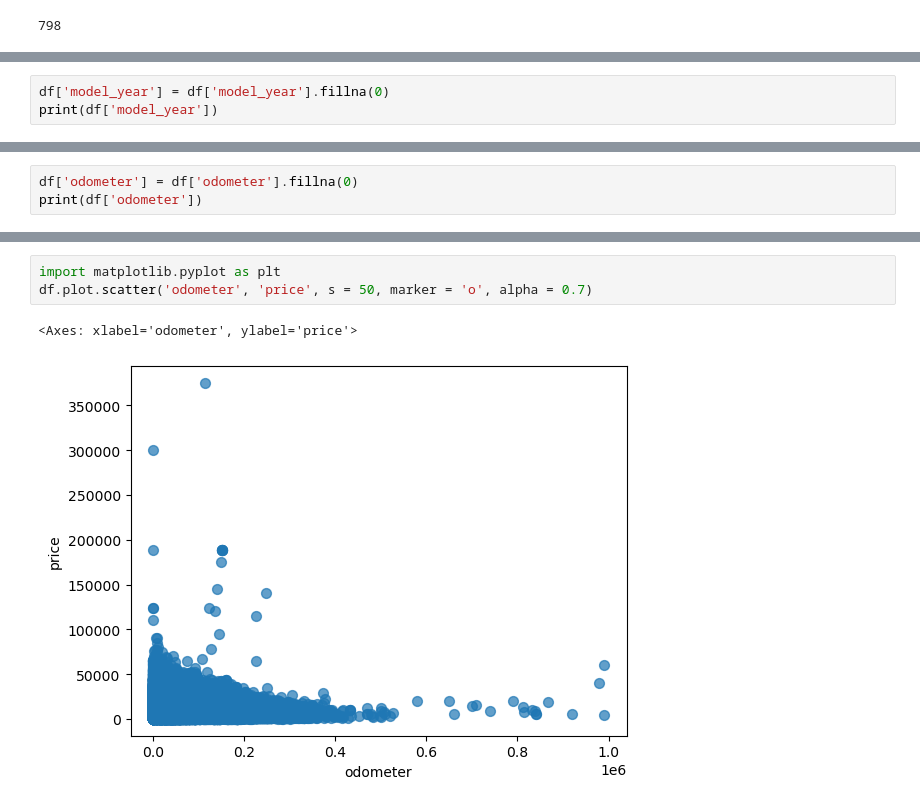
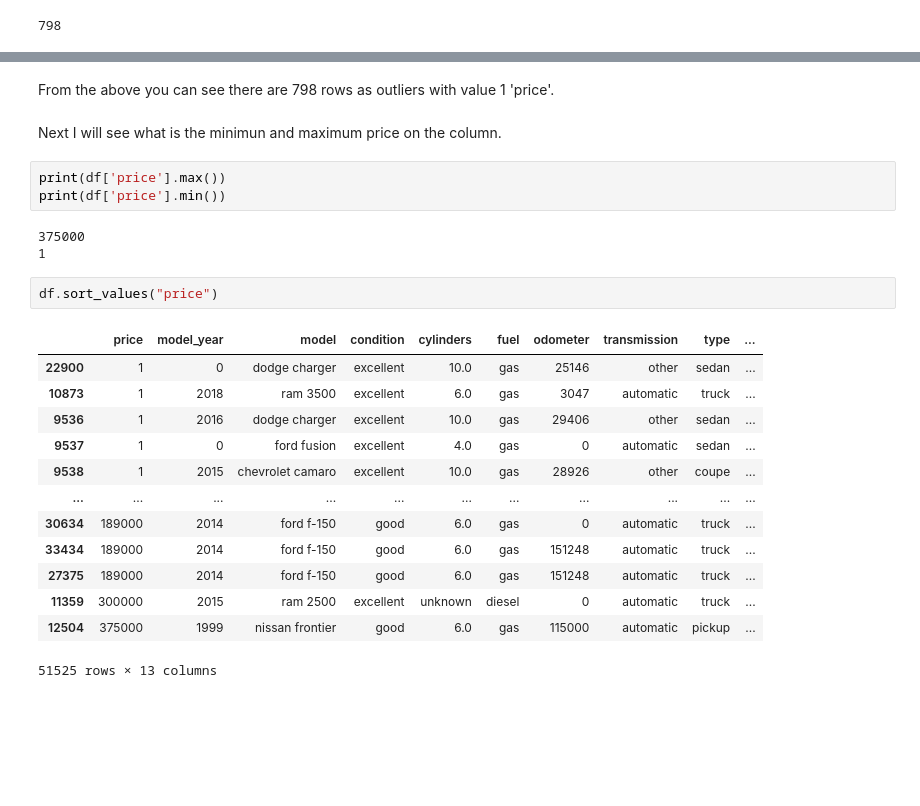
Before and after one commit to CesarChaparro1974/Software_Development_App, a Jupyter notebook: notebooks/EDA.ipynb, the cells around one changed output, grey strips where cells are left out. Saved outputs shown, nothing was run; the diff lists cells and outputs as text; blank space fills up the shorter version.

```diff
--- a/notebooks/EDA.ipynb
+++ b/notebooks/EDA.ipynb
@@ -538,3 +455,0 @@ print(df.model_year.to_string(index=False))
-# %%
-df['model_year'] = df['model_year'].fillna(0)
-print(df['model_year'])
@@ -610,3 +455,0 @@ print(df)
-# %%
-df['odometer'] = df['odometer'].fillna(0)
-print(df['odometer'])
@@ -790,6 +456,26 @@ df.plot.scatter('odometer', 'price')
-# %%
-import matplotlib.pyplot as plt
-df.plot.scatter('odometer', 'price', s = 50, marker = 'o', alpha = 0.7)
-# %% [output]
-<Axes: xlabel='odometer', ylabel='price'>
-[figure, removed]
+# %% [markdown]
+From the above you can see there are 798 rows as outliers with value 1 'price'.
+# %% [markdown]
+Next I will see what is the minimun and maximum price on the column.
+# %%
+print(df['price'].max())
+print(df['price'].min())
+# %% [output]
+375000
+1
+# %%
+df.sort_values("price")
+# %% [output]
+|  | price | model_year | model | condition | cylinders | fuel | odometer | transmission | type | ... |
+| 22900 | 1 | 0 | dodge charger | excellent | 10.0 | gas | 25146 | other | sedan | ... |
+| 10873 | 1 | 2018 | ram 3500 | excellent | 6.0 | gas | 3047 | automatic | truck | ... |
+| 9536 | 1 | 2016 | dodge charger | excellent | 10.0 | gas | 29406 | other | sedan | ... |
+| 9537 | 1 | 0 | ford fusion | excellent | 4.0 | gas | 0 | automatic | sedan | ... |
+| 9538 | 1 | 2015 | chevrolet camaro | excellent | 10.0 | gas | 28926 | other | coupe | ... |
+| ... | ... | ... | ... | ... | ... | ... | ... | ... | ... | ... |
+| 30634 | 189000 | 2014 | ford f-150 | good | 6.0 | gas | 0 | automatic | truck | ... |
+| 33434 | 189000 | 2014 | ford f-150 | good | 6.0 | gas | 151248 | automatic | truck | ... |
+| 27375 | 189000 | 2014 | ford f-150 | good | 6.0 | gas | 151248 | automatic | truck | ... |
+| 11359 | 300000 | 2015 | ram 2500 | excellent | unknown | diesel | 0 | automatic | truck | ... |
+| 12504 | 375000 | 1999 | nissan frontier | good | 6.0 | gas | 115000 | automatic | pickup | ... |
+51525 rows × 13 columns
```
Also changed, not shown: parts of 68 cells of this notebook.
